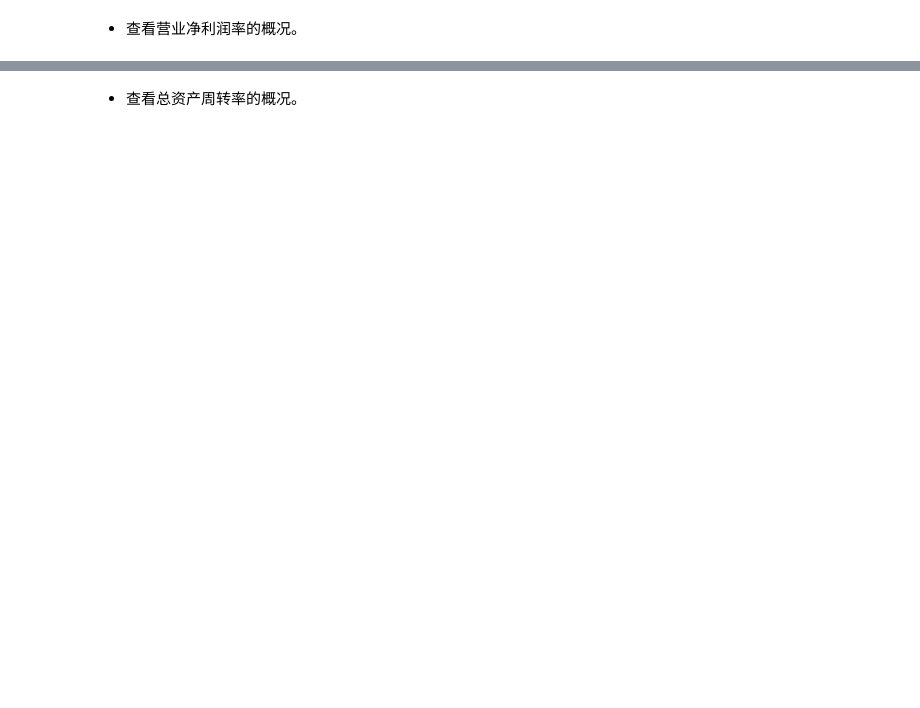
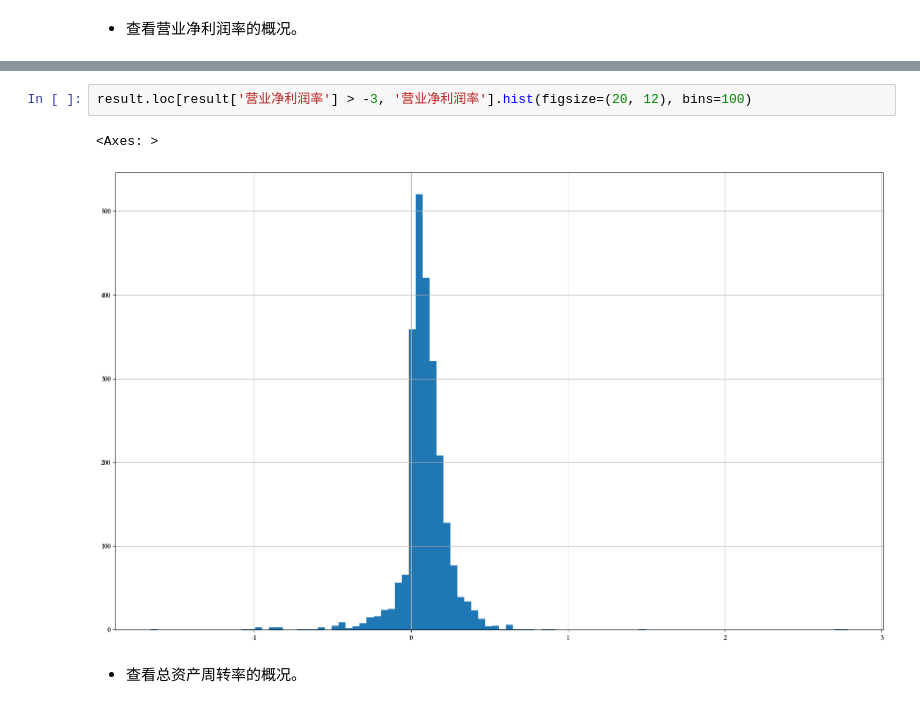
Before and after one commit to TheVeryDarkness/cs410, a Jupyter notebook: 2/2.ipynb, the cells around one changed output, grey strips where cells are left out. Drawn from its saved outputs; the diff is of its cells as text; blank space fills up the shorter version.

```diff
--- a/2/2.ipynb
+++ b/2/2.ipynb
@@ -279,3 +354,8 @@ result.loc[:, '营业净利润率'].plot()
+# %%
+result.loc[result['营业净利润率'] > -3, '营业净利润率'].hist(figsize=(20, 12), bins=100)
+# %% [output]
+<Axes: >
+[figure, added]
 # %% [markdown]
 - 查看总资产周转率的概况。
 # %%
```
Also changed, not shown: parts of 29 cells of this notebook, 5 other files.
